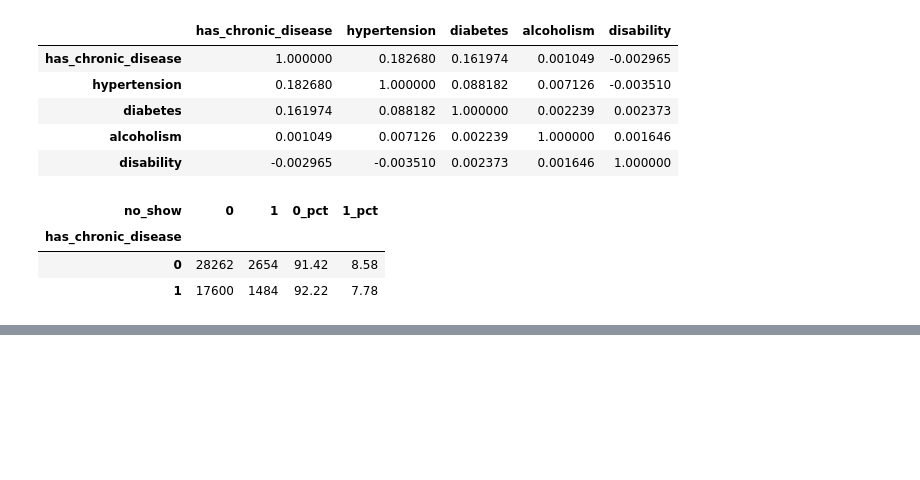
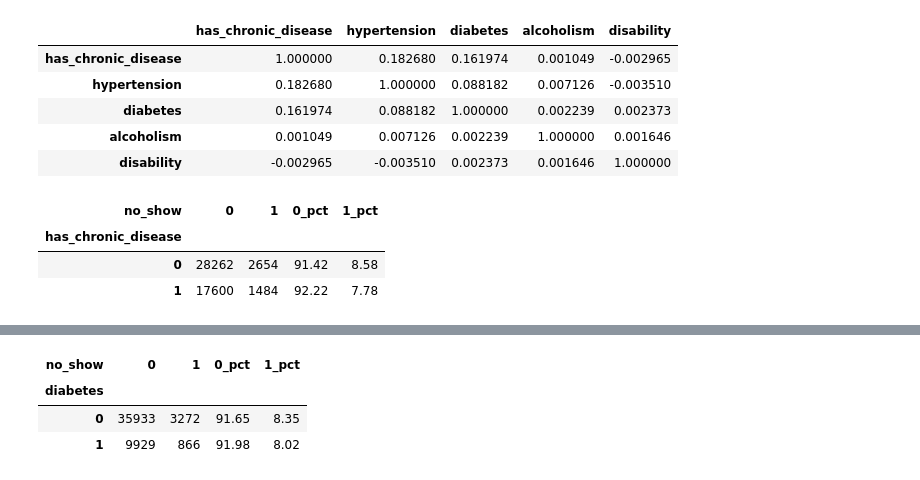
Before and after one commit to akashcstech/Health_Care_No_Show_Data_Analysis, a Jupyter notebook: Data_clean.ipynb, the cells around one changed output, grey strips where cells are left out. Saved outputs shown, nothing was run; the diff lists cells and outputs as text; code cells hidden in the pictures; blank space fills up the shorter version.

Commit message:
diabetes_vs_no_show

```diff
--- a/Data_clean.ipynb
+++ b/Data_clean.ipynb
@@ -1900,0 +1906,11 @@ htns
+# %%
+# diabetes_vs_no_show
+dians = pd.crosstab(mdf['diabetes'], pdf['no_show'])
+dianss = pd.crosstab(mdf['diabetes'], pdf['no_show'], normalize='index') * 100
+dians[['0_pct','1_pct']] = dianss.round(2)
+dians
+# %% [output]
+| no_show | 0 | 1 | 0_pct | 1_pct |
+| diabetes |  |  |  |  |
+| 0 | 35933 | 3272 | 91.65 | 8.35 |
+| 1 | 9929 | 866 | 91.98 | 8.02 |
```
Also changed, not shown: parts of 1 cell of this notebook.
